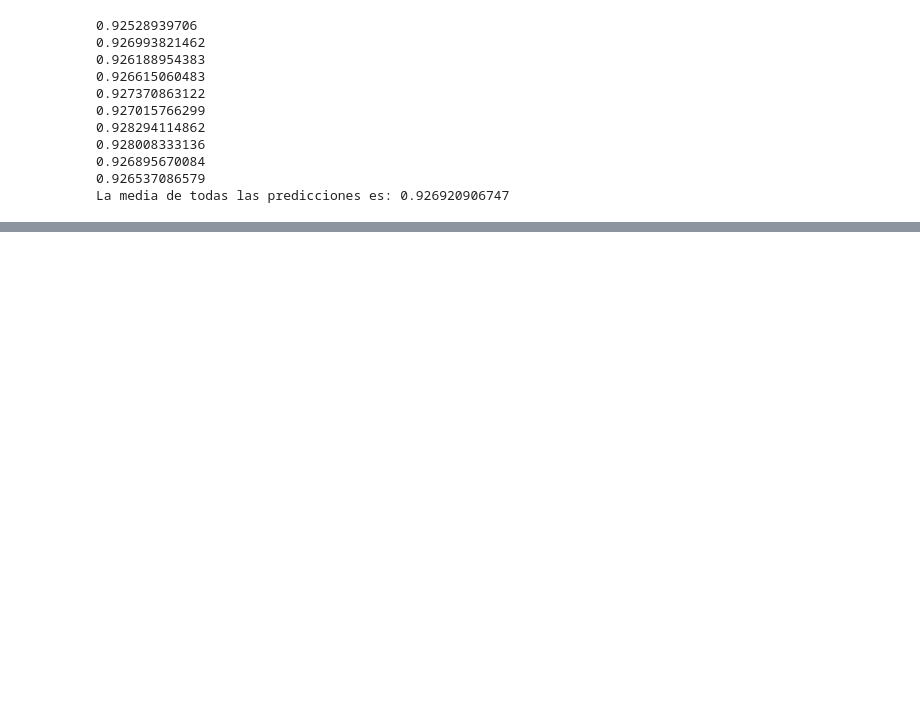
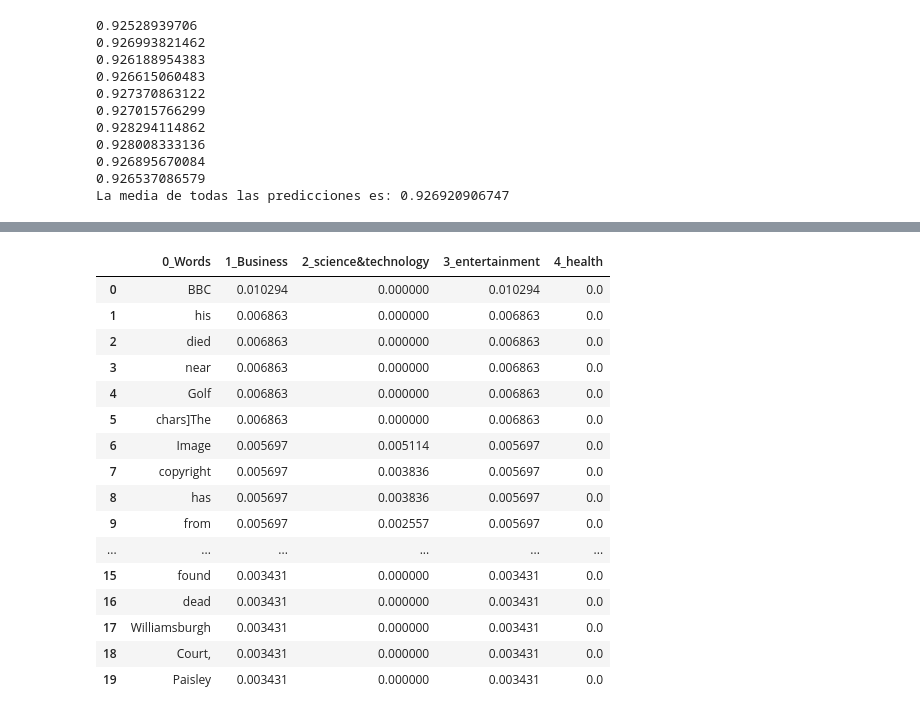
Before and after one commit to paquinho89/Daily-News-Classifier_TFM, a Jupyter notebook: Untitled2.ipynb, the cells around one changed output, grey strips where cells are left out. Saved outputs shown, nothing was run; the diff lists cells and outputs as text; code cells hidden in the pictures; blank space fills up the shorter version.

```diff
--- a/Untitled2.ipynb
+++ b/Untitled2.ipynb
@@ -162,0 +247,6 @@ plt.show()
+# %%
+import math
+
+idf={}
+for word in df:
+    idf[word]= math.log(len(corpus)/df[word])
@@ -162,0 +277,47 @@ plt.show()
+# %%
+#Calculamos o tfidf
+tfidf = {}
+
+for word in tf:
+    tfidf[word]=[]
+    for value in tf[word]:
+        tfidf[word].append(value*idf[word])
+# %%
+#ordenamos os valores comezand polo corpus de business. Ordenamos as palabras mais relevantes do corpu de business
+tfidf_business=sorted(tfidf.items(),key= lambda x : x[1][0],reverse=True)[:50]
+#ordenamos os valores comezand polo corpus de business. Ordenamos as palabras mais relevantes do corpu de sciencetechnology
+tfidf_sciencetechnology=sorted(tfidf.items(),key= lambda x : x[1][1],reverse=True)[:50]
+#ordenamos os valores comezand polo corpus de business. Ordenamos as palabras mais relevantes do corpu de entertainment
+tfidf_entertainment=sorted(tfidf.items(),key= lambda x : x[1][2],reverse=True)[:50]
+#ordenamos os valores comezand polo corpus de business. Ordenamos as palabras mais relevantes do corpu de health
+tfidf_health =sorted(tfidf.items(),key= lambda x : x[1][3],reverse=True)[:50]
+# %%
+#Representamos os dats nun bonito data frame as 10 palabras máis relevantes d corpus de buusiness
+
+n=20
+y_words_b=[tfidf_business[y][0] for y in range(n)]
+y_business=[tfidf_business[y][1][0] for y in range(n) ]
+y_business_sciencetechnolgy=[tfidf_business[y][1][1] for y in range(n) ]
+y_business_entertainment=[tfidf_business[y][1][2] for y in range(n) ]
+y_business_health=[tfidf_business[y][1][3] for y in range(n) ]
+
+pd.DataFrame({'0_Words':y_words_b,'1_Business':y_business, '2_science&technology':y_business_sciencetechnolgy,
+             '3_entertainment':y_business_entertainment, '4_health':y_business_health})
+# %% [output]
+|  | 0_Words | 1_Business | 2_science&technology | 3_entertainment | 4_health |
+| 0 | BBC | 0.010294 | 0.000000 | 0.010294 | 0.0 |
+| 1 | his | 0.006863 | 0.000000 | 0.006863 | 0.0 |
+| 2 | died | 0.006863 | 0.000000 | 0.006863 | 0.0 |
+| 3 | near | 0.006863 | 0.000000 | 0.006863 | 0.0 |
+| 4 | Golf | 0.006863 | 0.000000 | 0.006863 | 0.0 |
+| 5 | chars]The | 0.006863 | 0.000000 | 0.006863 | 0.0 |
+| 6 | Image | 0.005697 | 0.005114 | 0.005697 | 0.0 |
+| 7 | copyright | 0.005697 | 0.003836 | 0.005697 | 0.0 |
+| 8 | has | 0.005697 | 0.003836 | 0.005697 | 0.0 |
+| 9 | from | 0.005697 | 0.002557 | 0.005697 | 0.0 |
+| ... | ... | ... | ... | ... | ... |
+| 15 | found | 0.003431 | 0.000000 | 0.003431 | 0.0 |
+| 16 | dead | 0.003431 | 0.000000 | 0.003431 | 0.0 |
+| 17 | Williamsburgh | 0.003431 | 0.000000 | 0.003431 | 0.0 |
+| 18 | Court, | 0.003431 | 0.000000 | 0.003431 | 0.0 |
+| 19 | Paisley | 0.003431 | 0.000000 | 0.003431 | 0.0 |
```
Also changed, not shown: parts of 24 cells of this notebook, 2 other files.
